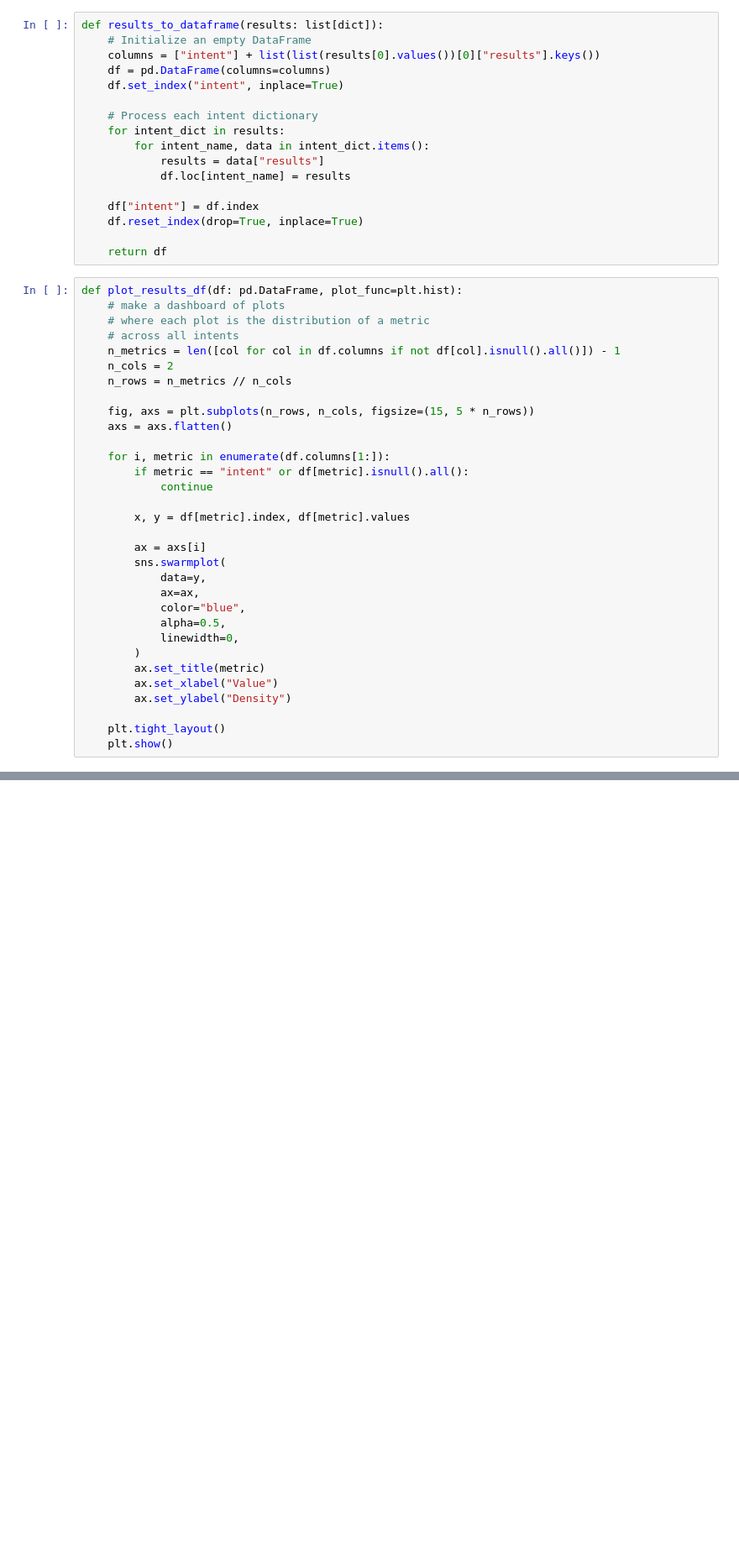
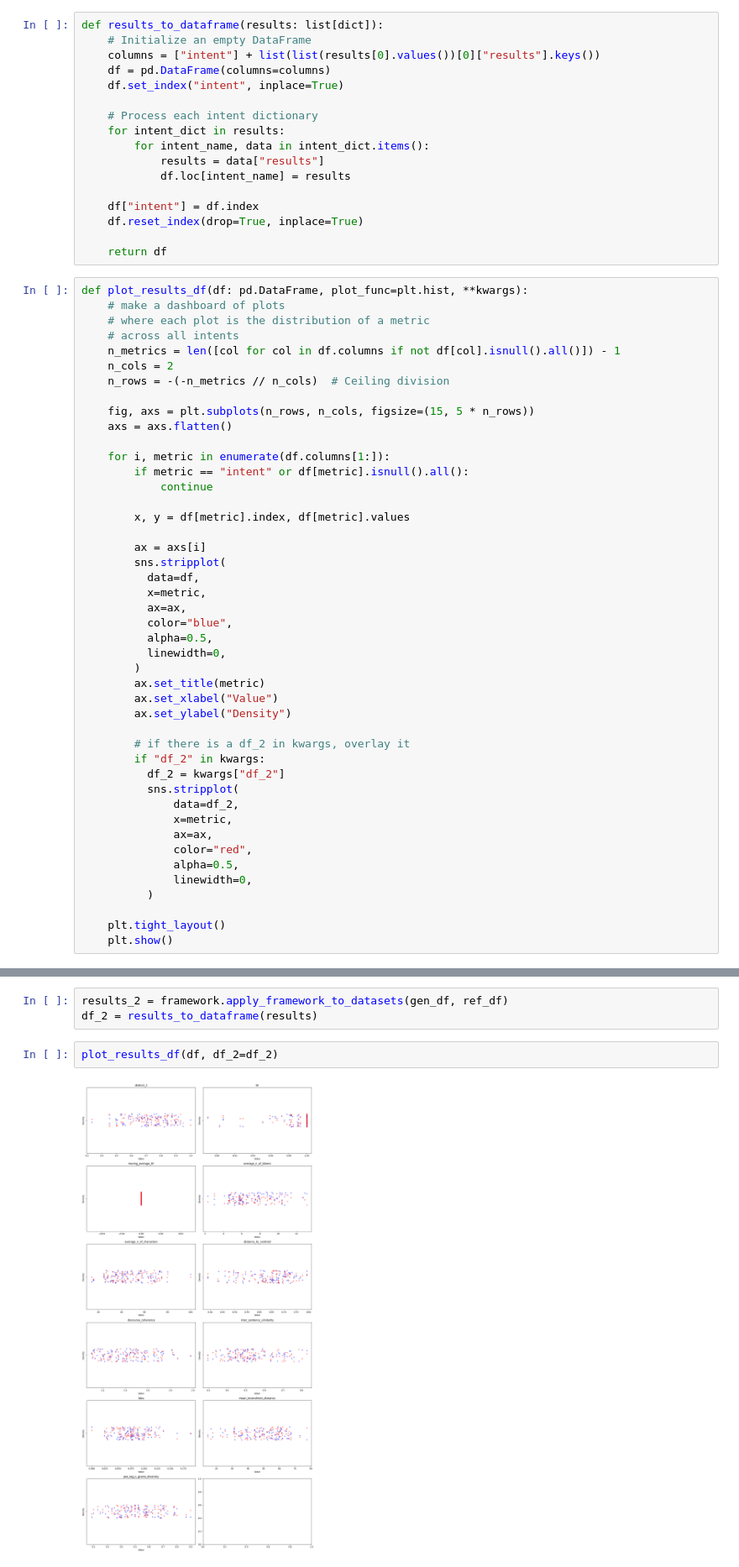
Before and after one commit to kobrue02/evaluating-llm-generated-nlu-data, a Jupyter notebook: bin/notebooks/evaluate.ipynb, the cells around one changed output, grey strips where cells are left out. Shown: that part at 84% size. Drawn from its saved outputs; the diff is of its cells as text; blank space fills up the shorter version.

```diff
--- a/bin/notebooks/evaluate.ipynb
+++ b/bin/notebooks/evaluate.ipynb
@@ -54,13 +54,13 @@ def results_to_dataframe(results: list[dict]):
 
     return df
 # %%
-def plot_results_df(df: pd.DataFrame, plot_func=plt.hist):
+def plot_results_df(df: pd.DataFrame, plot_func=plt.hist, **kwargs):
     # make a dashboard of plots
     # where each plot is the distribution of a metric
     # across all intents
     n_metrics = len([col for col in df.columns if not df[col].isnull().all()]) - 1
     n_cols = 2
-    n_rows = n_metrics // n_cols
+    n_rows = -(-n_metrics // n_cols)  # Ceiling division
 
     fig, axs = plt.subplots(n_rows, n_cols, figsize=(15, 5 * n_rows))
     axs = axs.flatten()
@@ -72,17 +72,30 @@ def plot_results_df(df: pd.DataFrame, plot_func=plt.hist):
         x, y = df[metric].index, df[metric].values
 
         ax = axs[i]
-        sns.swarmplot(
-            data=y,
-            ax=ax,
-            color="blue",
-            alpha=0.5,
-            linewidth=0,
+        sns.stripplot(
+          data=df,
+          x=metric,
+          ax=ax,
+          color="blue",
+          alpha=0.5,
+          linewidth=0,
         )
         ax.set_title(metric)
         ax.set_xlabel("Value")
         ax.set_ylabel("Density")
 
+        # if there is a df_2 in kwargs, overlay it
+        if "df_2" in kwargs:
+          df_2 = kwargs["df_2"]
+          sns.stripplot(
+              data=df_2,
+              x=metric,
+              ax=ax,
+              color="red",
+              alpha=0.5,
+              linewidth=0,
+          )
+
     plt.tight_layout()
     plt.show()
 # %%
@@ -101,0 +119,7 @@ plot_results_df(df)
+# %%
+results_2 = framework.apply_framework_to_datasets(gen_df, ref_df)
+df_2 = results_to_dataframe(results)
+# %%
+plot_results_df(df, df_2=df_2)
+# %% [output]
+[figure, added]
```
Also changed, not shown: parts of 5 cells of this notebook.
